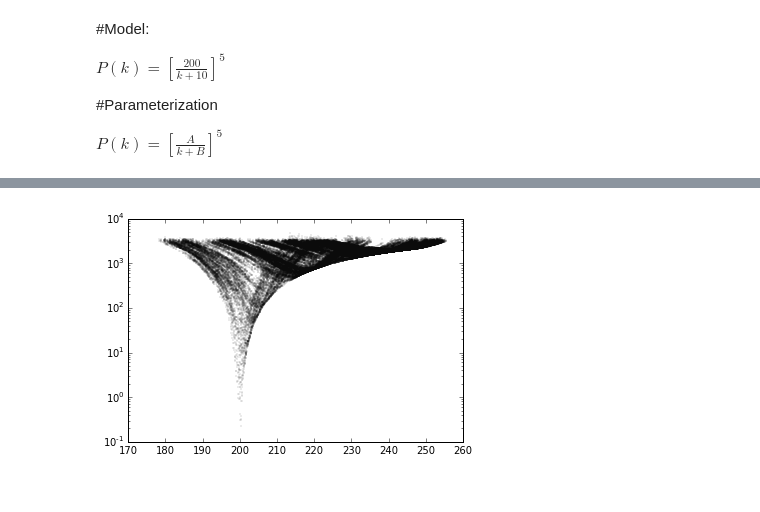
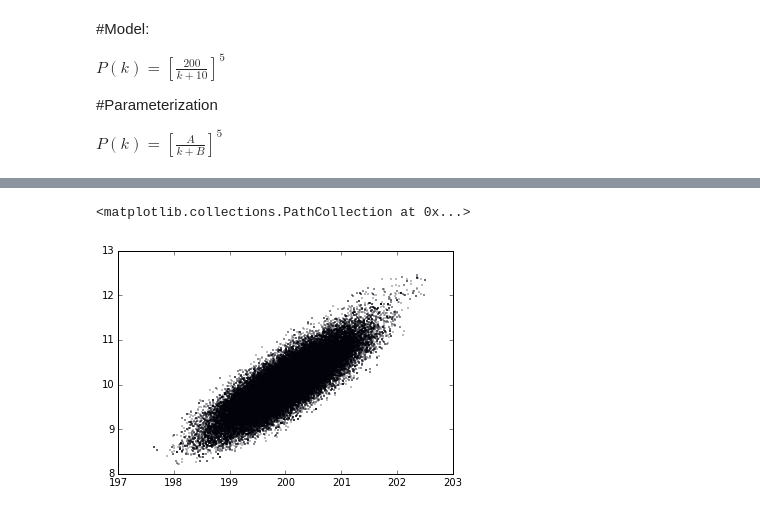
Before and after one commit to flgomezc/AndeanCosmoSchool2015, a Jupyter notebook: week3/03 MCMC over Power Spectrum with Covariance Matrix.ipynb, the cells around one changed output, grey strips where cells are left out. Drawn from its saved outputs; the diff is of its cells as text; code cells hidden in the pictures.

```diff
--- a/week3/03 MCMC over Power Spectrum with Covariance Matrix.ipynb
+++ b/week3/03 MCMC over Power Spectrum with Covariance Matrix.ipynb
@@ -230,9 +274,5 @@ MCMC_steps = array(MCMC_steps)
-# %%
-A_walk = MCMC_steps[:,0]
-B_walk = MCMC_steps[:,1]
-L_walk = MCMC_steps[:,2]
 # %%
-scatter(A_walk,L_walk, s=0.01)
-yscale('log')
+scatter(A_walk,B_walk,s=0.1)
 # %% [output]
+<matplotlib.collections.PathCollection at 0x...>
-[figure, old version]
+[figure, new version]
```
Also changed, not shown: parts of 13 cells of this notebook, 2 other files.
